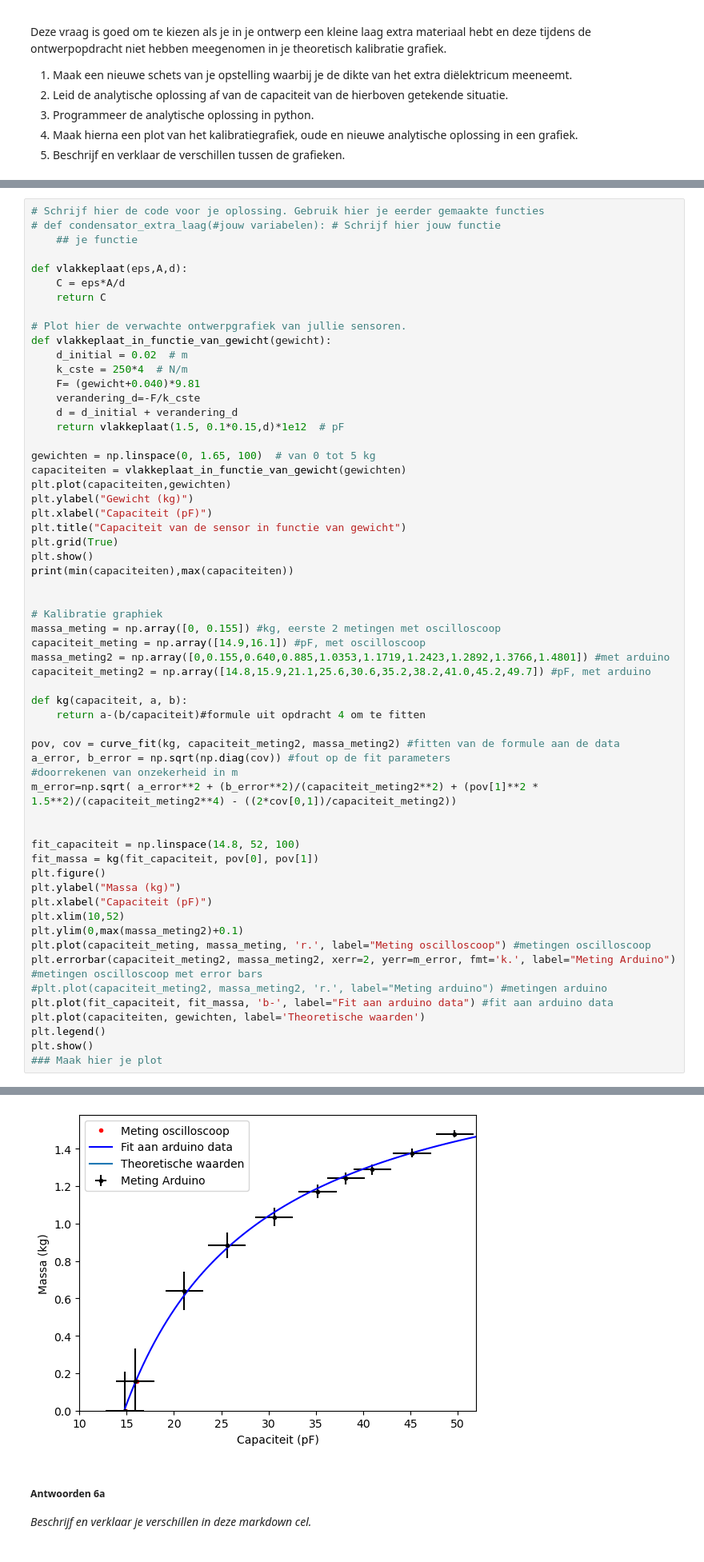
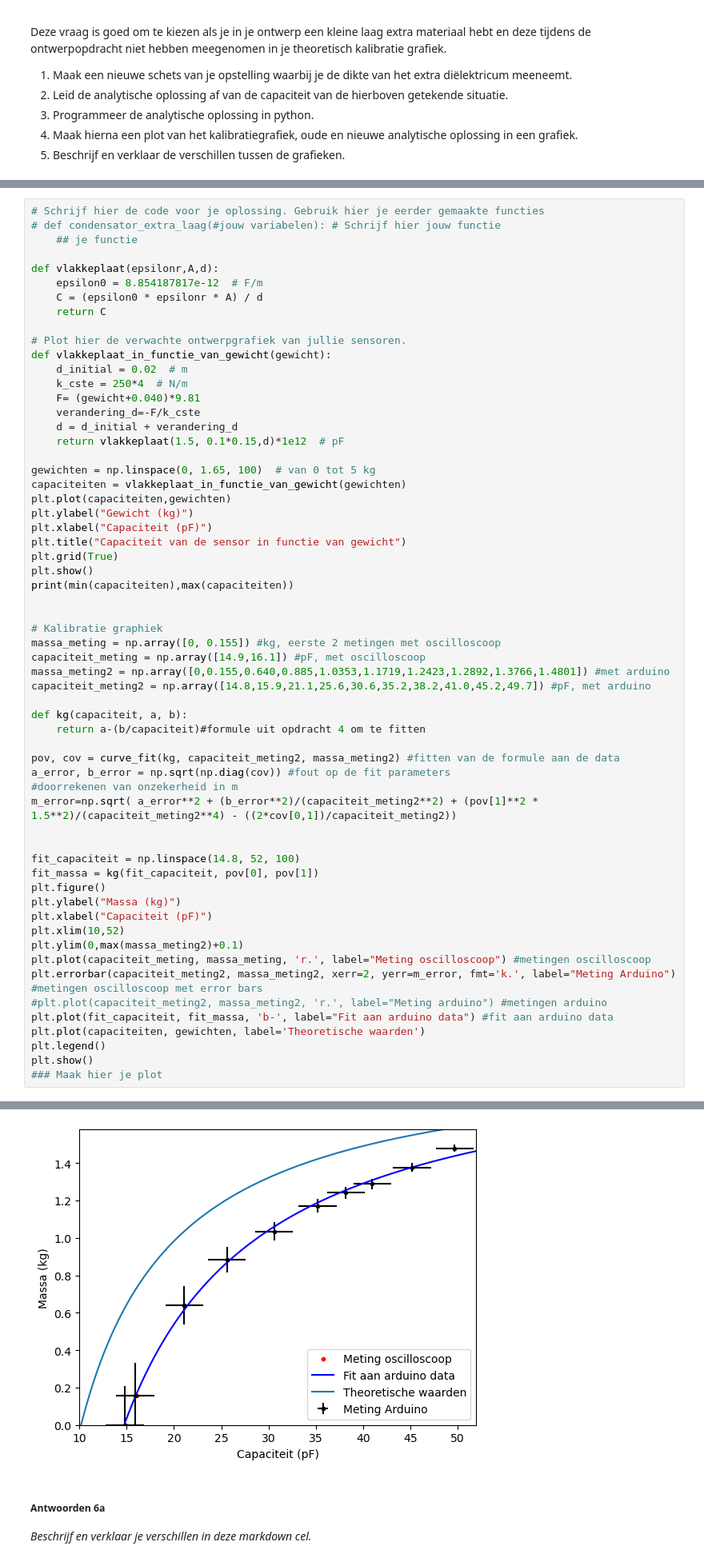
Before and after one commit to BrunoSchouten/Bruno-DEF, a Jupyter notebook: DigitaleOntwerpopdrachten/1CondensatorOpdracht/CondensatorOntwerpopdracht.ipynb, the cells around one changed output, grey strips where cells are left out. Shown at 80% size. Cells and saved outputs as stored; diff of their text form.

```diff
--- a/DigitaleOntwerpopdrachten/1CondensatorOpdracht/CondensatorOntwerpopdracht.ipynb
+++ b/DigitaleOntwerpopdrachten/1CondensatorOpdracht/CondensatorOntwerpopdracht.ipynb
@@ -990,8 +990,9 @@ Deze vraag is goed om te kiezen als je in je ontwerp een kleine laag extra mater
 # def condensator_extra_laag(#jouw variabelen): # Schrijf hier jouw functie
     ## je functie
 
-def vlakkeplaat(eps,A,d):
-    C = eps*A/d
+def vlakkeplaat(epsilonr,A,d):
+    epsilon0 = 8.854187817e-12  # F/m
+    C = (epsilon0 * epsilonr * A) / d
     return C
 
 # Plot hier de verwachte ontwerpgrafiek van jullie sensoren.
@@ -1050,4 +1051,4 @@ plt.show()
-[figure, old version]
+[figure, new version]
 # %% [markdown]
 ##### Antwoorden 6a
 
```
Also changed, not shown: parts of 1 cell of this notebook.
